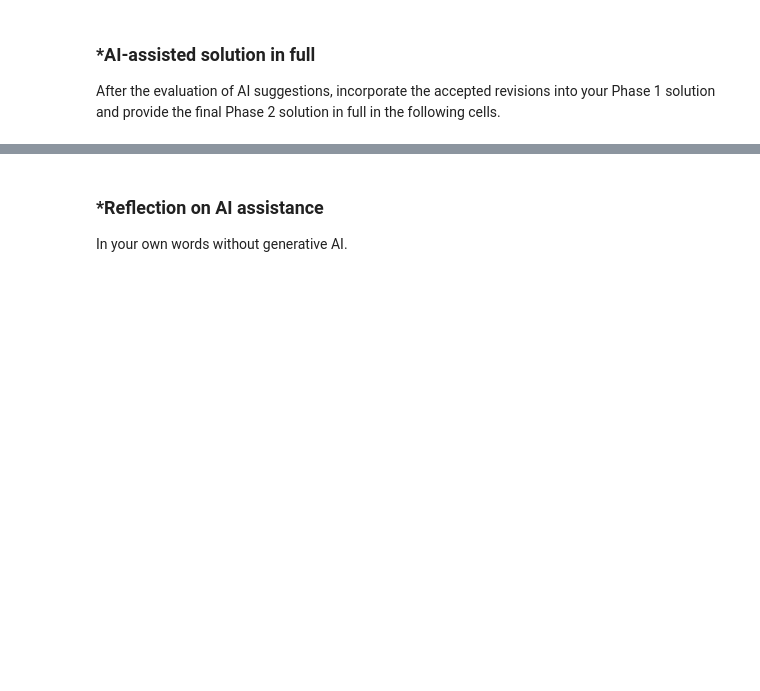
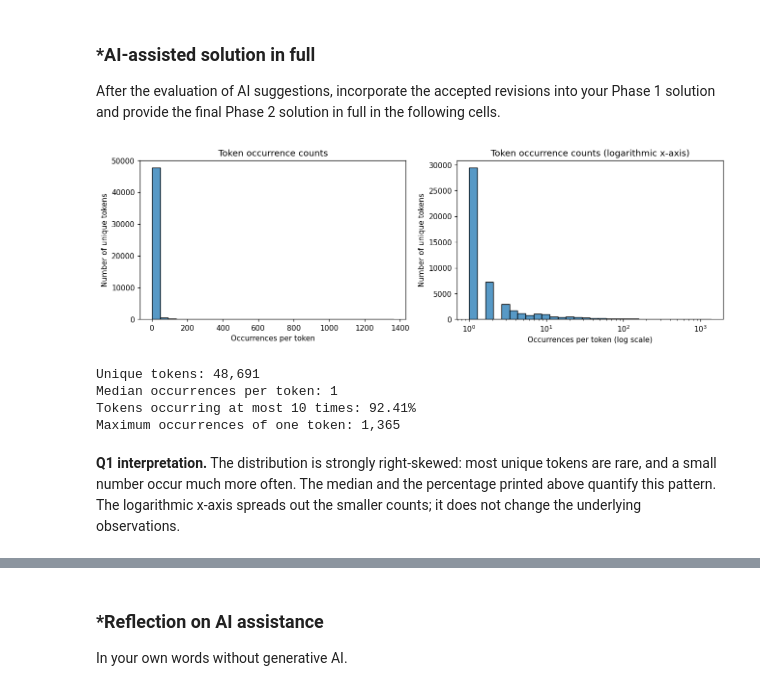
Before and after one commit to Candledd/A05-pca, a Jupyter notebook: notebook.ipynb, the cells around one changed output, grey strips where cells are left out. Saved outputs shown, nothing was run; the diff lists cells and outputs as text; code cells hidden in the pictures; blank space fills up the shorter version.

```diff
--- a/notebook.ipynb
+++ b/notebook.ipynb
@@ -225,0 +230,41 @@ After the evaluation of AI suggestions, incorporate the accepted revisions into
+# %%
+# Phase 2: independent setup; no Phase 1 variables are required.
+import pickle
+from collections import Counter
+
+import numpy as np
+import pandas as pd
+import matplotlib.pyplot as plt
+import seaborn as sns
+from sklearn.decomposition import PCA
+from sklearn.linear_model import LinearRegression
+from sklearn.model_selection import train_test_split
+from sklearn.pipeline import Pipeline
+
+# Q1: distribution of occurrence counts across unique tokens
+with open("data/all_tokens.pickle", "rb") as file:
+    token_counts = Counter(pickle.load(file))
+counts = np.array(list(token_counts.values()))
+
+fig, axes = plt.subplots(1, 2, figsize=(12, 4))
+sns.histplot(counts, bins=30, ax=axes[0])
+sns.histplot(counts, bins=30, log_scale=True, ax=axes[1])
+axes[0].set(title="Token occurrence counts", xlabel="Occurrences per token",
+            ylabel="Number of unique tokens")
+axes[1].set(title="Token occurrence counts (logarithmic x-axis)",
+            xlabel="Occurrences per token (log scale)", ylabel="Number of unique tokens")
+fig.tight_layout()
+plt.show()
+
+print(f"Unique tokens: {len(counts):,}")
+print(f"Median occurrences per token: {np.median(counts):.0f}")
+print(f"Tokens occurring at most 10 times: {(counts <= 10).mean():.2%}")
+print(f"Maximum occurrences of one token: {counts.max():,}")
+# %% [output]
+[figure, added]
+Unique tokens: 48,691
+Median occurrences per token: 1
+Tokens occurring at most 10 times: 92.41%
+Maximum occurrences of one token: 1,365
+# %% [markdown]
+**Q1 interpretation.** The distribution is strongly right-skewed: most unique tokens are rare, and a small number occur much more often. The median and the percentage printed above quantify this pattern. The logarithmic x-axis spreads out the smaller counts; it does not change the underlying observations.
```
Also changed, not shown: parts of 15 cells of this notebook.
